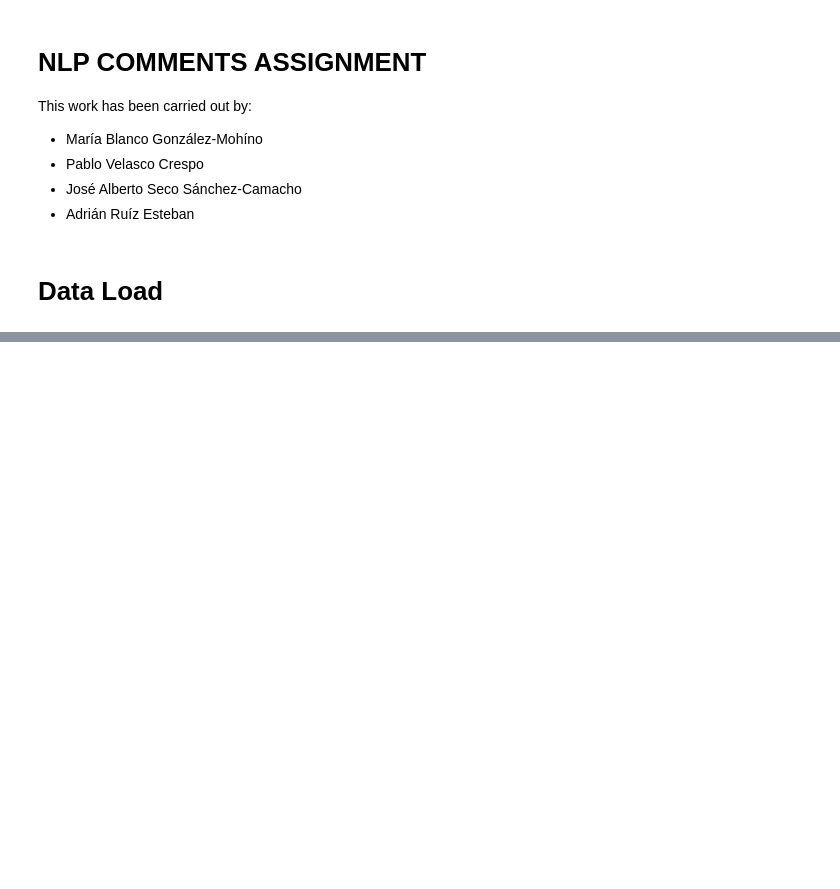
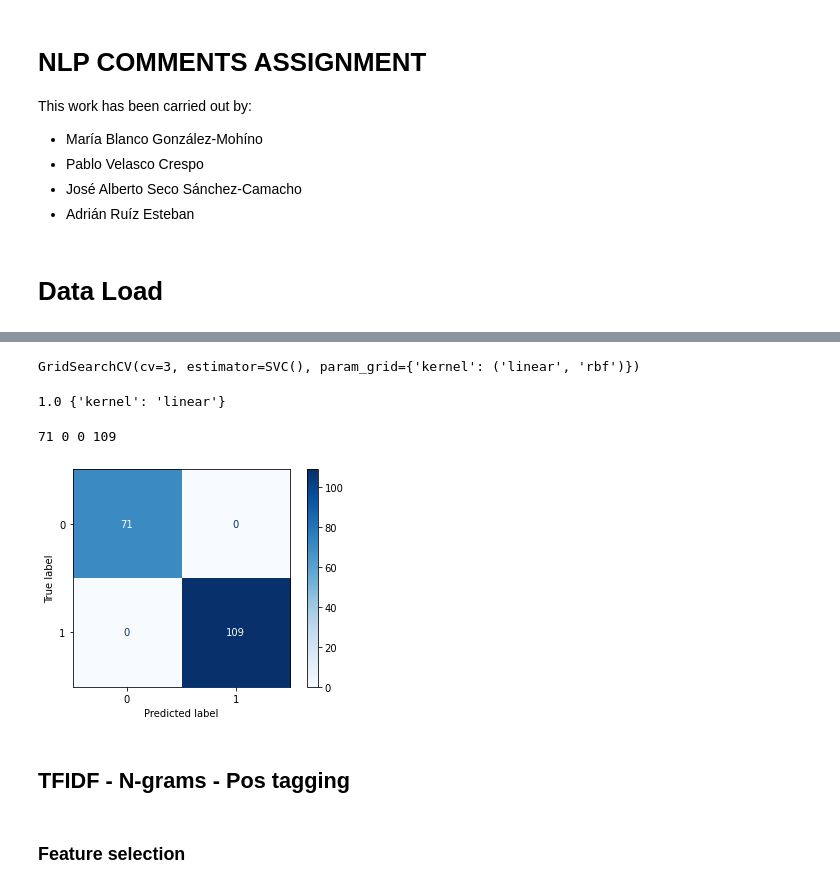
Before and after one commit to MariaBlancoGonzalez/MachineLearningTechniques, a Jupyter notebook: notebooks/NLP_Model.ipynb, the cells around one changed output, grey strips where cells are left out. Drawn from its saved outputs; the diff is of its cells as text; code cells hidden in the pictures; blank space fills up the shorter version.

```diff
--- a/notebooks/NLP_Model.ipynb
+++ b/notebooks/NLP_Model.ipynb
@@ -123,0 +193,3 @@ X_clf_new=SelectKBest(score_func=chi2,k=to_save).fit_transform(X_clf,y_clf)
+# %%
+X_clf_kBest=SelectKBest(score_func=chi2,k=th_percentage).fit_transform(X_clf,y_clf)
+X_clf_kBest
@@ -123,0 +214,3 @@ X_clf_new=SelectKBest(score_func=chi2,k=to_save).fit_transform(X_clf,y_clf)
+# %%
+X_clf_train = pd.DataFrame(X_clf_kBest)
+X_clf_train.head(2)
@@ -123,0 +222,19 @@ X_clf_new=SelectKBest(score_func=chi2,k=to_save).fit_transform(X_clf,y_clf)
+# %%
+X = X_clf_train[list(X_clf_train.columns)]
+y = pd.Series(y_clf)
+
+X_train, X_test, y_train, y_test = train_test_split(X, y, random_state=2, test_size=0.3)
+# %%
+parameters = {'kernel':('linear','rbf')}
+
+svc = svm.SVC()
+
+clf = GridSearchCV(svc, parameters, cv=3)
+results = clf.fit(X_train, y_train)
+results
+# %% [output]
+GridSearchCV(cv=3, estimator=SVC(), param_grid={'kernel': ('linear', 'rbf')})
+# %%
+print(results.best_score_, results.best_params_)
+# %% [output]
+1.0 {'kernel': 'linear'}
@@ -123,0 +243,14 @@ X_clf_new=SelectKBest(score_func=chi2,k=to_save).fit_transform(X_clf,y_clf)
+# %%
+tn, fp, fn, tp  = confusion_matrix(y_test, y_pred).ravel()
+print(tn, fp, fn, tp)
+# %% [output]
+71 0 0 109
+# %%
+disp = plot_confusion_matrix(results, X_test, y_test,cmap=plt.cm.Blues)
+plt.show()
+# %% [output]
+[figure, added]
+# %% [markdown]
+## TFIDF - N-grams - Pos tagging
+# %% [markdown]
+### Feature selection
```
Also changed, not shown: parts of 60 cells of this notebook.
